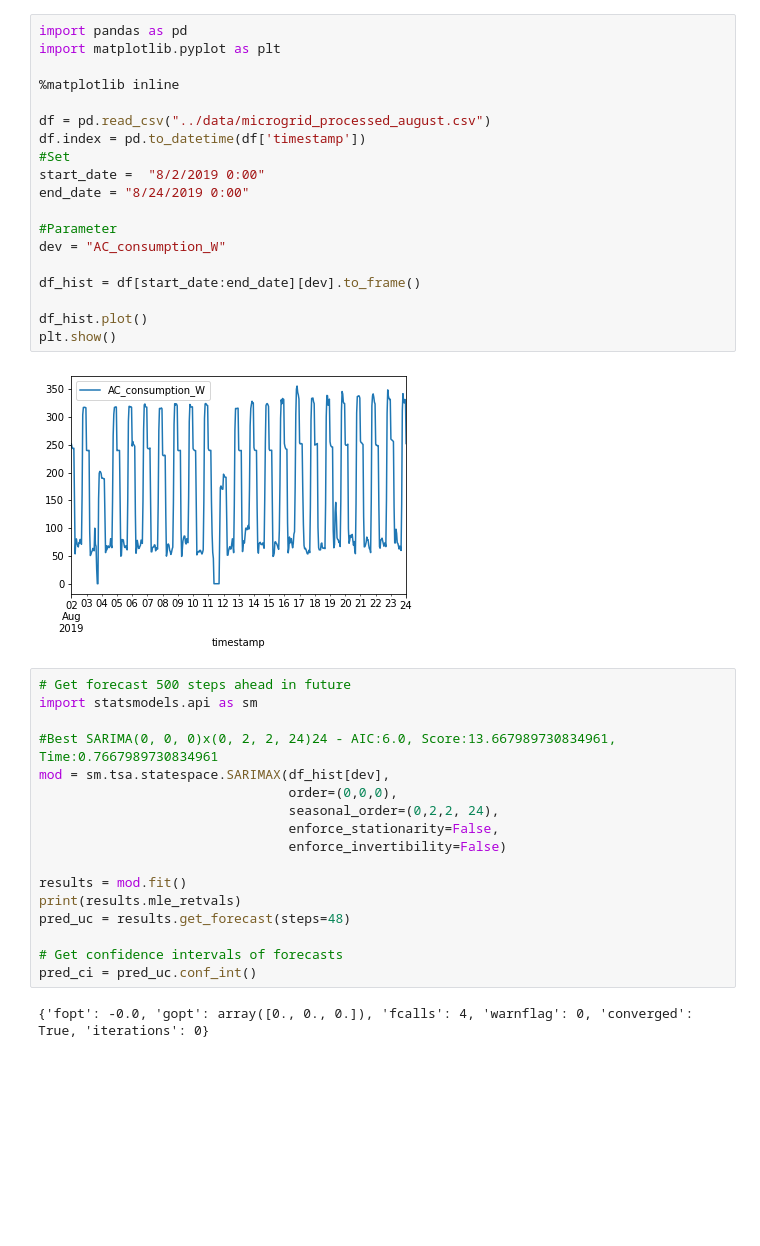
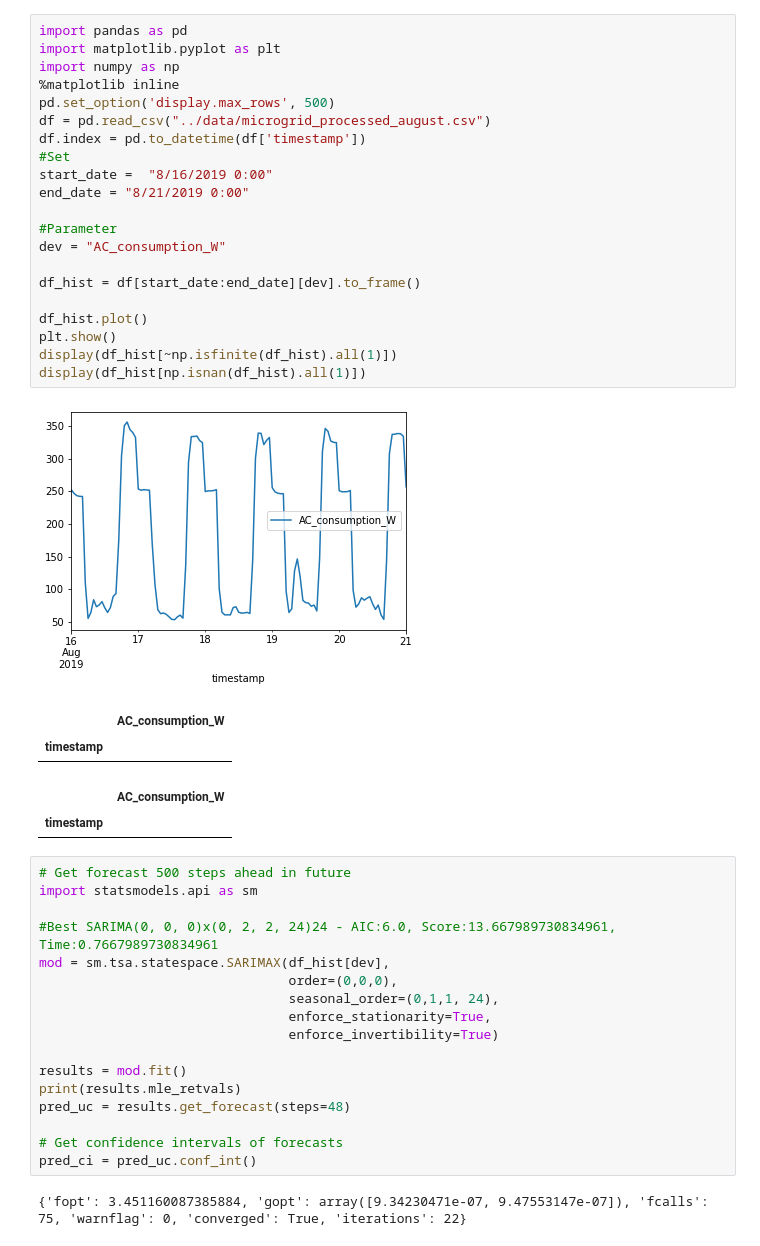
Before and after one commit to cogent-computing/Heed-Microcontroller, a Jupyter notebook: notebooks/Device Forecasting SARIMAX.ipynb, the cells around one changed output. Cells and saved outputs as stored; diff of their text form; blank space fills up the shorter version.

```diff
--- a/notebooks/Device Forecasting SARIMAX.ipynb
+++ b/notebooks/Device Forecasting SARIMAX.ipynb
@@ -1,24 +1,30 @@
 # %%
 import pandas as pd
 import matplotlib.pyplot as plt
-
+import numpy as np
 %matplotlib inline
-
+pd.set_option('display.max_rows', 500)
 df = pd.read_csv("../data/microgrid_processed_august.csv")
 df.index = pd.to_datetime(df['timestamp'])
 #Set
-start_date =  "8/2/2019 0:00"
-end_date = "8/24/2019 0:00"
+start_date =  "8/16/2019 0:00"
+end_date = "8/21/2019 0:00"
 
 #Parameter
 dev = "AC_consumption_W"
 
 df_hist = df[start_date:end_date][dev].to_frame()
 
 df_hist.plot()
 plt.show()
+display(df_hist[~np.isfinite(df_hist).all(1)])
+display(df_hist[np.isnan(df_hist).all(1)])
 # %% [output]
-[figure, old version]
+[figure, new version]
+|  | AC_consumption_W |
+| timestamp |  |
+|  | AC_consumption_W |
+| timestamp |  |
 # %%
 # Get forecast 500 steps ahead in future
 import statsmodels.api as sm
@@ -26,9 +32,9 @@ import statsmodels.api as sm
 #Best SARIMA(0, 0, 0)x(0, 2, 2, 24)24 - AIC:6.0, Score:13.667989730834961, Time:0.7667989730834961
 mod = sm.tsa.statespace.SARIMAX(df_hist[dev],
                                 order=(0,0,0),
-                                seasonal_order=(0,2,2, 24),
-                                enforce_stationarity=False,
-                                enforce_invertibility=False)
+                                seasonal_order=(0,1,1, 24),
+                                enforce_stationarity=True,
+                                enforce_invertibility=True)
 
 results = mod.fit()
 print(results.mle_retvals)
@@ -37,7 +43,7 @@ pred_uc = results.get_forecast(steps=48)
 # Get confidence intervals of forecasts
 pred_ci = pred_uc.conf_int()
 # %% [output]
-{'fopt': -0.0, 'gopt': array([0., 0., 0.]), 'fcalls': 4, 'warnflag': 0, 'converged': True, 'iterations': 0}
+{'fopt': 3.451160087385884, 'gopt': array([9.34230471e-07, 9.47553147e-07]), 'fcalls': 75, 'warnflag': 0, 'converged': True, 'iterations': 22}
 # %%
 
 fix,ax = plt.subplots()
```
Also changed, not shown: parts of 2 cells of this notebook, 13 other files.
